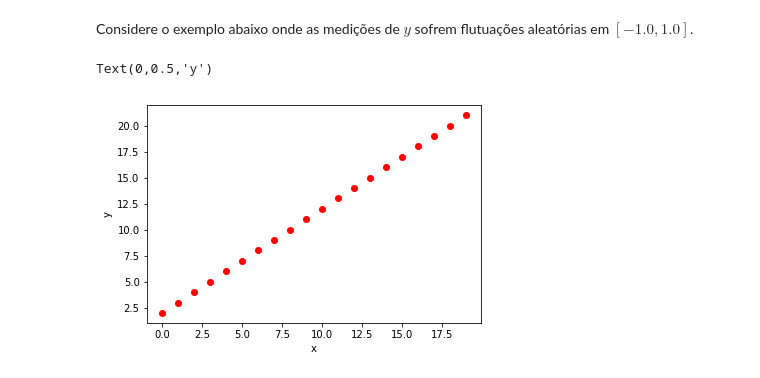
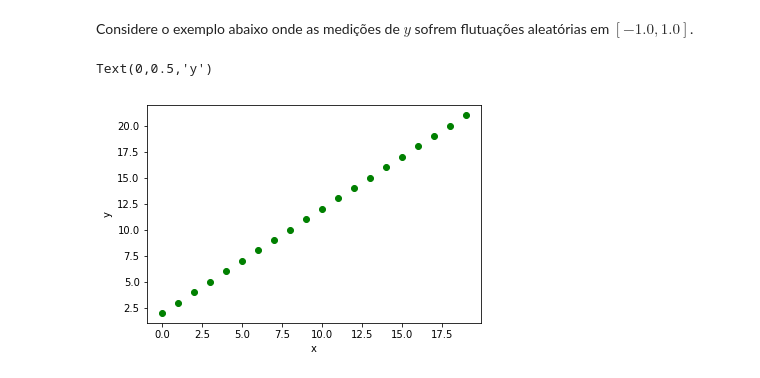
Before and after one commit to fabriciomurai/teaching, a Jupyter notebook: ancn_slides/AjusteCurvas.ipynb, the cells around one changed output. Cells and saved outputs as stored; diff of their text form; code cells hidden in the pictures.

```diff
--- a/ancn_slides/AjusteCurvas.ipynb
+++ b/ancn_slides/AjusteCurvas.ipynb
@@ -11,21 +11,21 @@ Considere o exemplo abaixo onde as medições de $y$ sofrem flutuações aleató
 # %%
 import numpy as np
 import matplotlib.pyplot as plt
 %matplotlib inline
 
 b = 2
 a = 1
 
 x = np.arange(20)
 y = a*x + b
 
 fig, ax = plt.subplots(1,1)
-plt.plot(x,y,'ro')
+plt.plot(x,y,'go')
 plt.xlabel('x')
 plt.ylabel('y')
 # %% [output]
 Text(0,0.5,'y')
-[figure, old version]
+[figure, new version]
 # %%
 y_com_erro = y + (2*np.random.rand(len(x))-1)
 plt.plot(x,y_com_erro,'ro')
```
Also changed, not shown: parts of 2 cells of this notebook, 1 other file.
